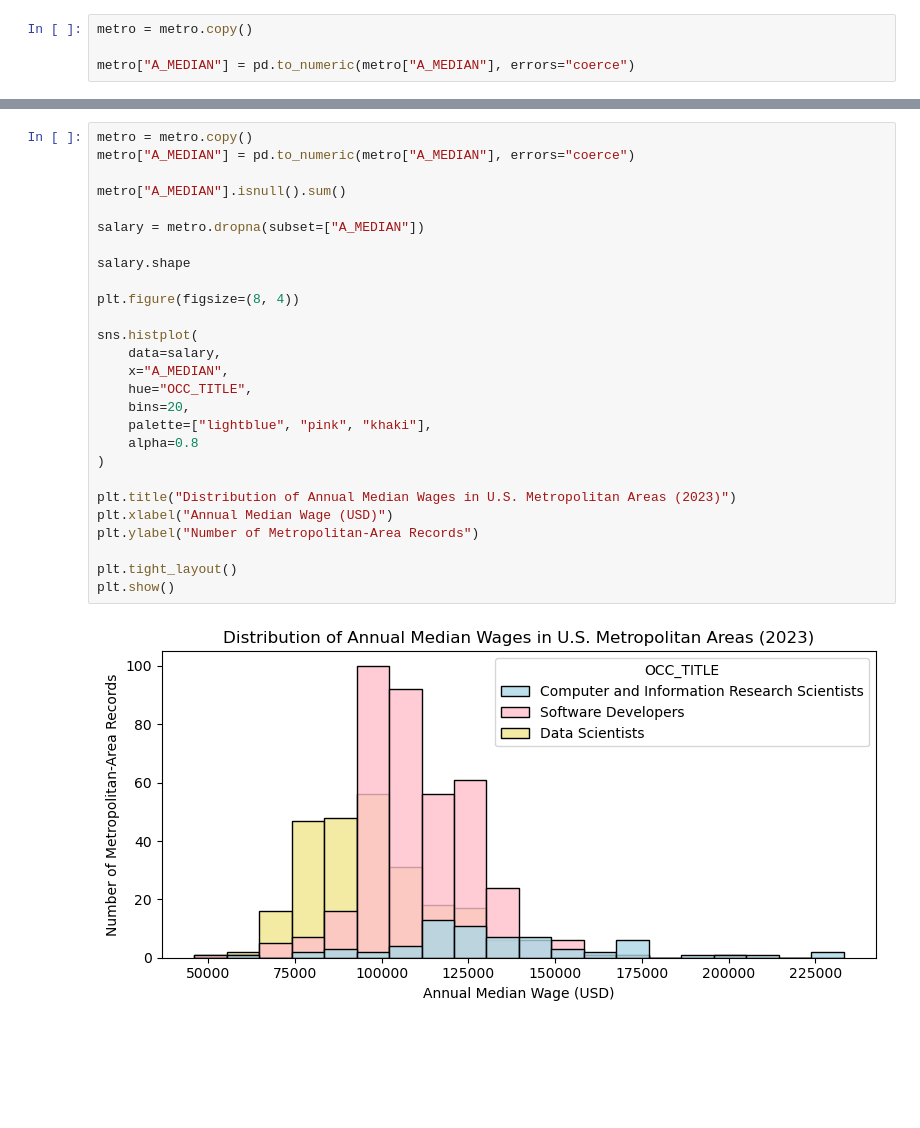
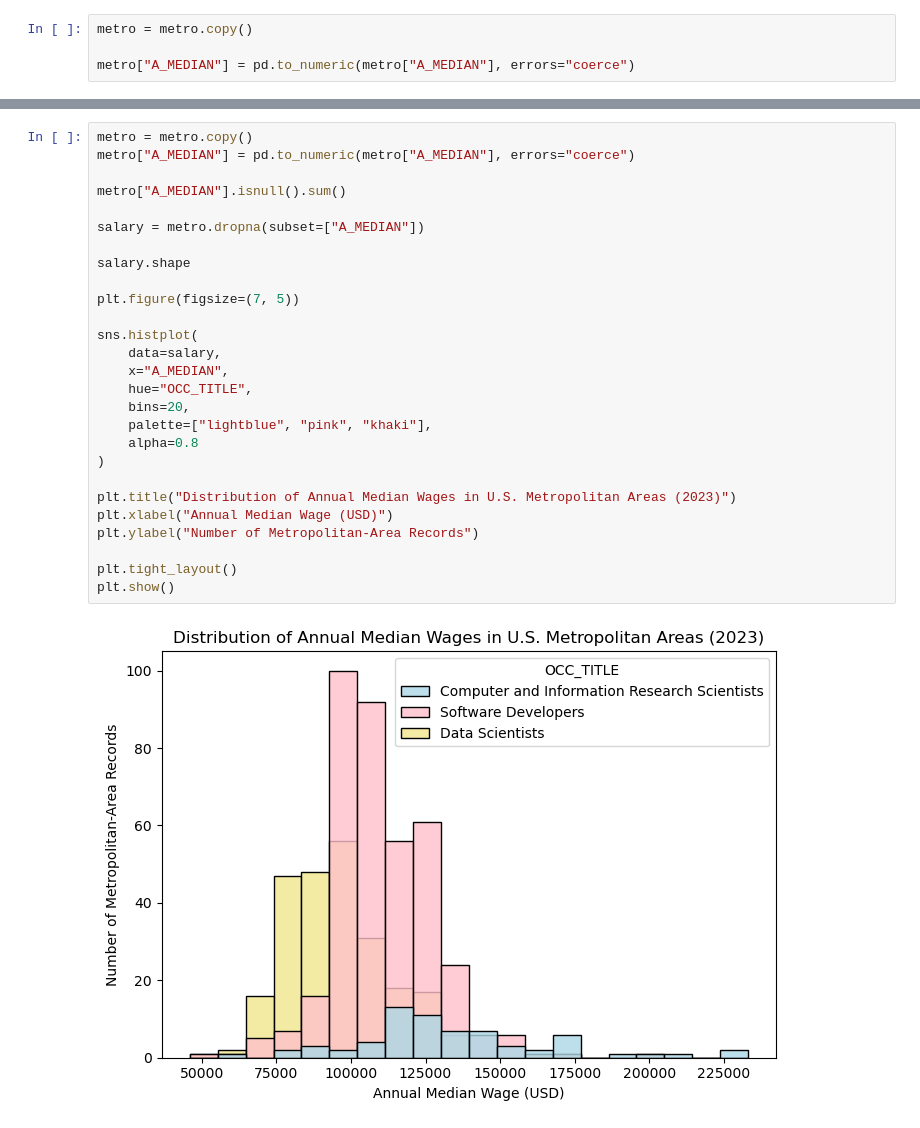
Before and after one commit to HeloEugenio0916/Data-Visualisation-and-Communication-CA1, a Jupyter notebook: CA1.ipynb, the cells around one changed output, grey strips where cells are left out. Drawn from its saved outputs; the diff is of its cells as text; blank space fills up the shorter version.

Commit message:
Updating the 2nd chart.

```diff
--- a/CA1.ipynb
+++ b/CA1.ipynb
@@ -301,29 +324,29 @@ salary.shape
 # %%
 metro = metro.copy()
 metro["A_MEDIAN"] = pd.to_numeric(metro["A_MEDIAN"], errors="coerce")
 
 metro["A_MEDIAN"].isnull().sum()
 
 salary = metro.dropna(subset=["A_MEDIAN"])
 
 salary.shape
 
-plt.figure(figsize=(8, 4))
+plt.figure(figsize=(7, 5))
 
 sns.histplot(
     data=salary,
     x="A_MEDIAN",
     hue="OCC_TITLE",
     bins=20,
     palette=["lightblue", "pink", "khaki"],
     alpha=0.8
 )
 
 plt.title("Distribution of Annual Median Wages in U.S. Metropolitan Areas (2023)")
 plt.xlabel("Annual Median Wage (USD)")
 plt.ylabel("Number of Metropolitan-Area Records")
 
 plt.tight_layout()
 plt.show()
 # %% [output]
-[figure, old version]
+[figure, new version]
```
Also changed, not shown: parts of 16 cells of this notebook.
